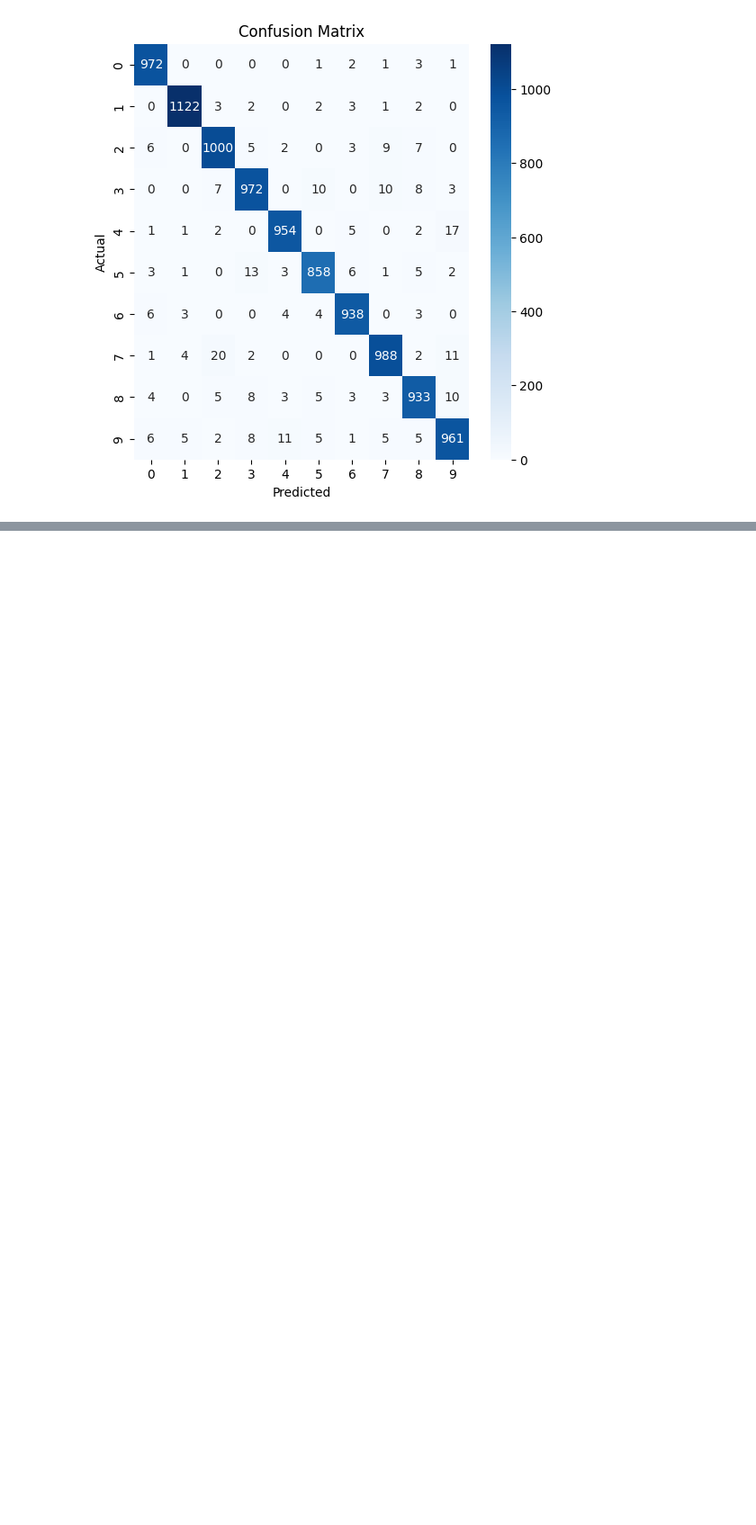
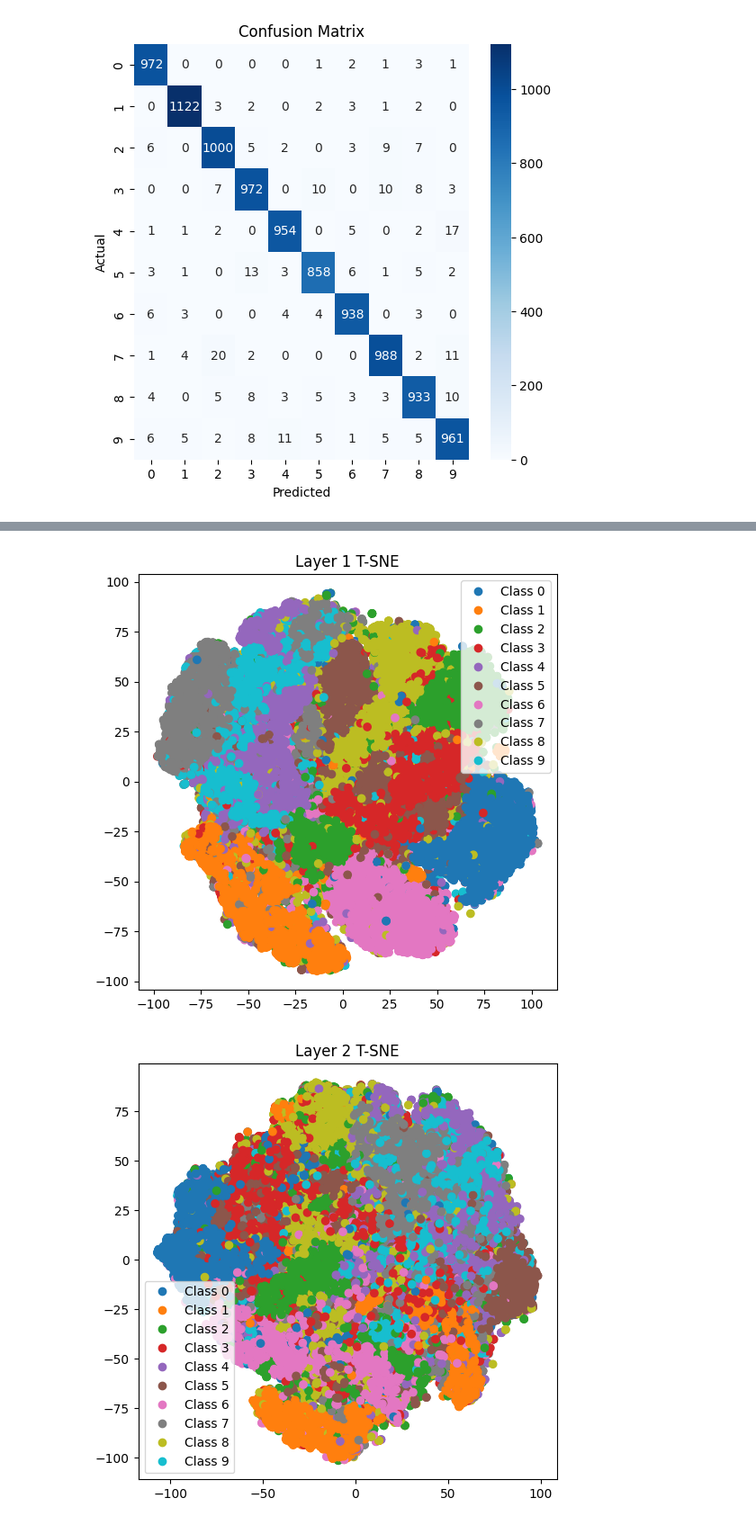
Before and after one commit to Karan-Gandhi/ES335-Assignment-3, a Jupyter notebook: question3.ipynb, the cells around one changed output, grey strips where cells are left out. Shown at 90% size. Cells and saved outputs as stored; diff of their text form; code cells hidden in the pictures; blank space fills up the shorter version.

```diff
--- a/question3.ipynb
+++ b/question3.ipynb
@@ -232,0 +273,6 @@ Epoch 790 Loss: 0.12256094068288803
+# %%
+model = MLP(act=nn.Sigmoid())
+plot_tsne(model)
+# %% [output]
+[figure, added]
+[figure, added]
```
Also changed, not shown: parts of 22 cells of this notebook.
